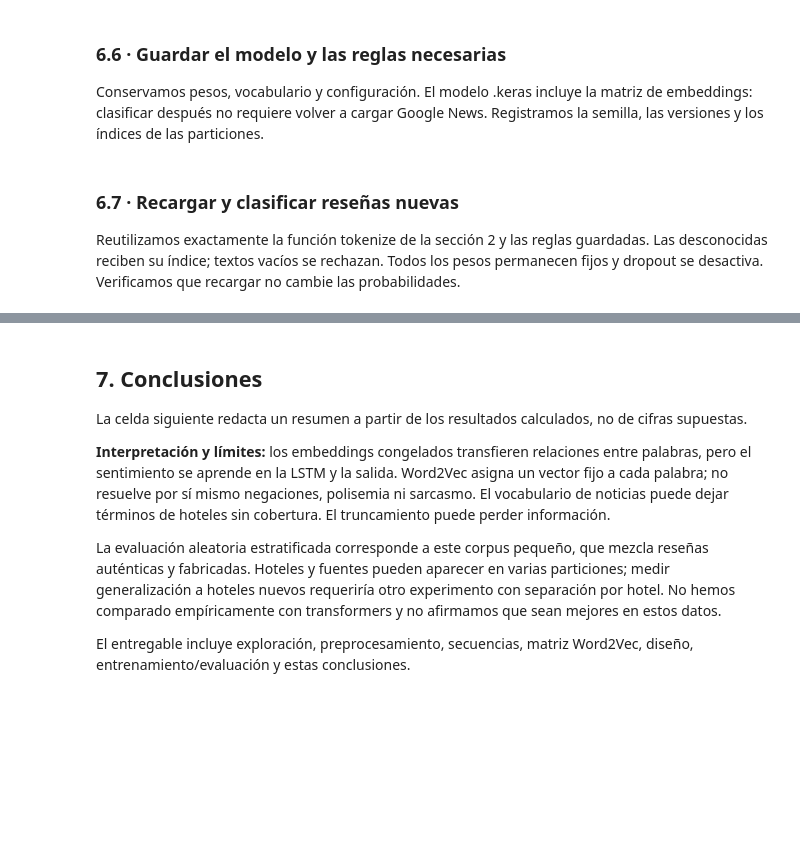
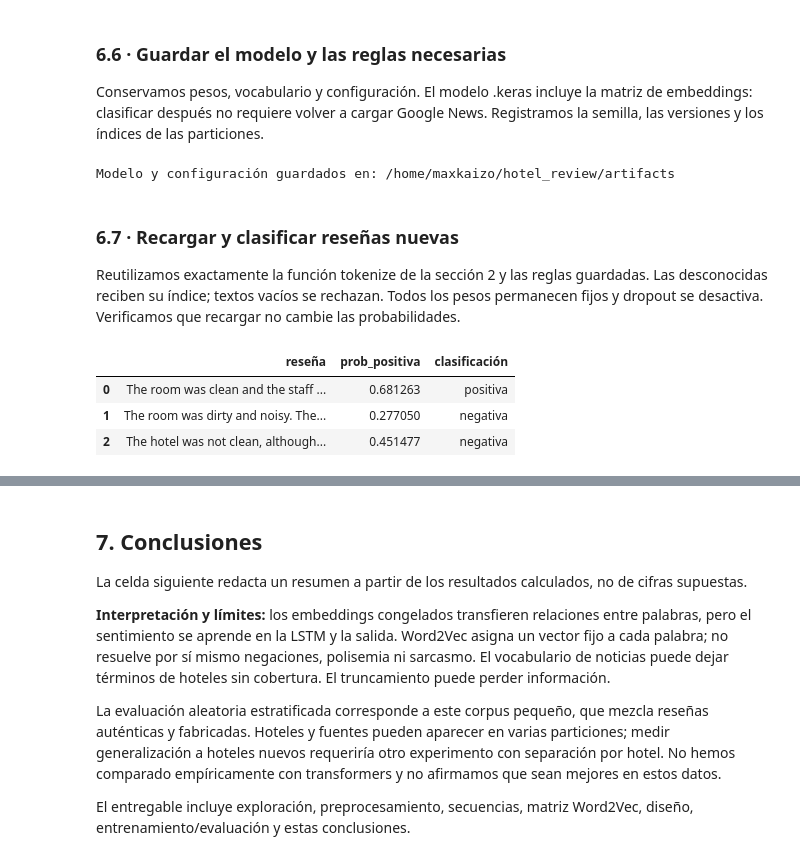
Before and after one commit to Maxkaizo/hotel_review, a Jupyter notebook: clasificador_resenas_hoteles.ipynb, the cells around one changed output, grey strips where cells are left out. Saved outputs shown, nothing was run; the diff lists cells and outputs as text; code cells hidden in the pictures; blank space fills up the shorter version.

```diff
--- a/clasificador_resenas_hoteles.ipynb
+++ b/clasificador_resenas_hoteles.ipynb
@@ -330,11 +330,32 @@ Gensim administra la descarga, la caché y su comprobación de integridad. La pr
 # %%
 W2V_NAME = "word2vec-google-news-300"
 api.BASE_DIR = str(EMBED_DIR)
-model_info = api.info(W2V_NAME)
-D = int(model_info["parameters"]["dimension"])
-assert D == 300
+# Fuente: https://github.com/piskvorky/gensim-data/blob/master/list.json
+model_info = {
+    "num_records": 3_000_000,
+    "file_size": 1_743_563_840,
+    "base_dataset": "Google News (about 100 billion words)",
+    "file_name": "word2vec-google-news-300.gz",
+    "checksum": "a5e5354d40acb95f9ec66d5977d140ef",
+    "parameters": {"dimension": 300},
+}
+D = model_info["parameters"]["dimension"]
+w2v_path = EMBED_DIR / W2V_NAME / model_info["file_name"]
+if w2v_path.is_file():
+    print("Reutilizando archivo local; no se descarga:", w2v_path)
+else:
+    print("Descargando con Gensim, sin cargar vectores en RAM...")
+    downloaded_path = Path(api.load(W2V_NAME, return_path=True))
+    assert downloaded_path.resolve() == w2v_path.resolve()
+
+actual_size = w2v_path.stat().st_size
+if actual_size != model_info["file_size"]:
+    raise ValueError(f"Archivo incompleto o distinto: {actual_size} bytes. Revisar {w2v_path}")
+with w2v_path.open("rb") as stream:
+    actual_md5 = hashlib.file_digest(stream, "md5").hexdigest()
+if actual_md5 != model_info["checksum"]:
+    raise ValueError(f"Checksum incorrecto. Revisar el archivo antes de cargarlo: {w2v_path}")
+
+print("Tamaño y MD5 verificados. El archivo permanece en disco.")
 display(pd.Series({k: model_info[k] for k in
                    ["num_records", "file_size", "base_dataset", "file_name"]}).to_frame("valor"))
-w2v_path = Path(api.load(W2V_NAME, return_path=True))
-assert w2v_path.exists()
-print("Archivo disponible:", w2v_path)
@@ -568,6 +704,8 @@ split_manifest = pd.concat([
 ])
 split_manifest.to_csv(ARTIFACT_DIR / "splits.csv", index=True)
 print("Modelo y configuración guardados en:", ARTIFACT_DIR)
+# %% [output]
+Modelo y configuración guardados en: /home/maxkaizo/hotel_review/artifacts
 # %% [markdown]
 ### 6.7 · Recargar y clasificar reseñas nuevas
 
@@ -575,28 +713,37 @@ Reutilizamos exactamente la función tokenize de la sección 2 y las reglas guar
 # %%
 loaded_model = keras.models.load_model(MODEL_PATH)
 saved = json.loads(CONFIG_PATH.read_text(encoding="utf-8"))
 np.testing.assert_allclose(
-    predict_probabilities(loaded_model, X_test[:3]), test_prob[:3], atol=1e-6, rtol=1e-5)
+    predict_probabilities(loaded_model, X_test[:3]),
+    predict_probabilities(model, X_test[:3]),
+    atol=1e-6,
+    rtol=1e-5,
+)
 
 def classify_reviews(texts):
     if isinstance(texts, str):
         texts = [texts]
     if not texts:
         raise ValueError("Proporciona al menos una reseña.")
     token_lists = [tokenize(text) for text in texts]
     if any(not tokens for tokens in token_lists):
         raise ValueError("Cada reseña debe contener al menos una palabra.")
     sequences = [[saved["word_index"].get(t, saved["unk_id"]) for t in tokens]
                  for tokens in token_lists]
     X = pad_sequences(sequences, maxlen=saved["max_len"],
         padding=saved["padding"], truncating=saved["truncating"],
         value=saved["pad_id"], dtype="int32")
     probabilities = predict_probabilities(loaded_model, X)
     return pd.DataFrame({"reseña": texts, "prob_positiva": probabilities,
         "clasificación": np.where(probabilities >= saved["threshold"], "positiva", "negativa")})
 
 display(classify_reviews([
     "The room was clean and the staff were very helpful. I would stay again.",
     "The room was dirty and noisy. The service was terrible.",
     "The hotel was not clean, although the location was convenient."
 ]))
+# %% [output]
+|  | reseña | prob_positiva | clasificación |
+| 0 | The room was clean and the staff ... | 0.681263 | positiva |
+| 1 | The room was dirty and noisy. The... | 0.277050 | negativa |
+| 2 | The hotel was not clean, although... | 0.451477 | negativa |
```
Also changed, not shown: parts of 30 cells of this notebook, 5 other files.
